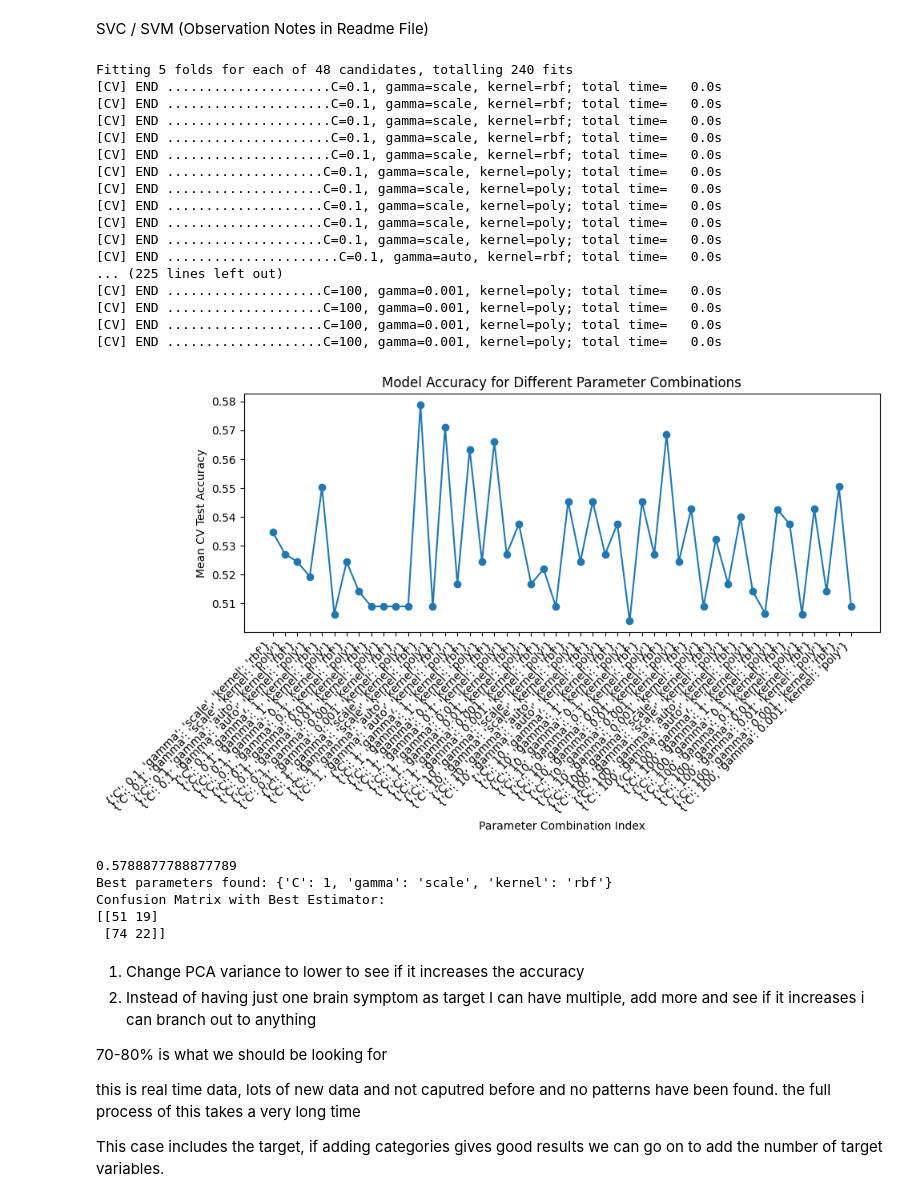
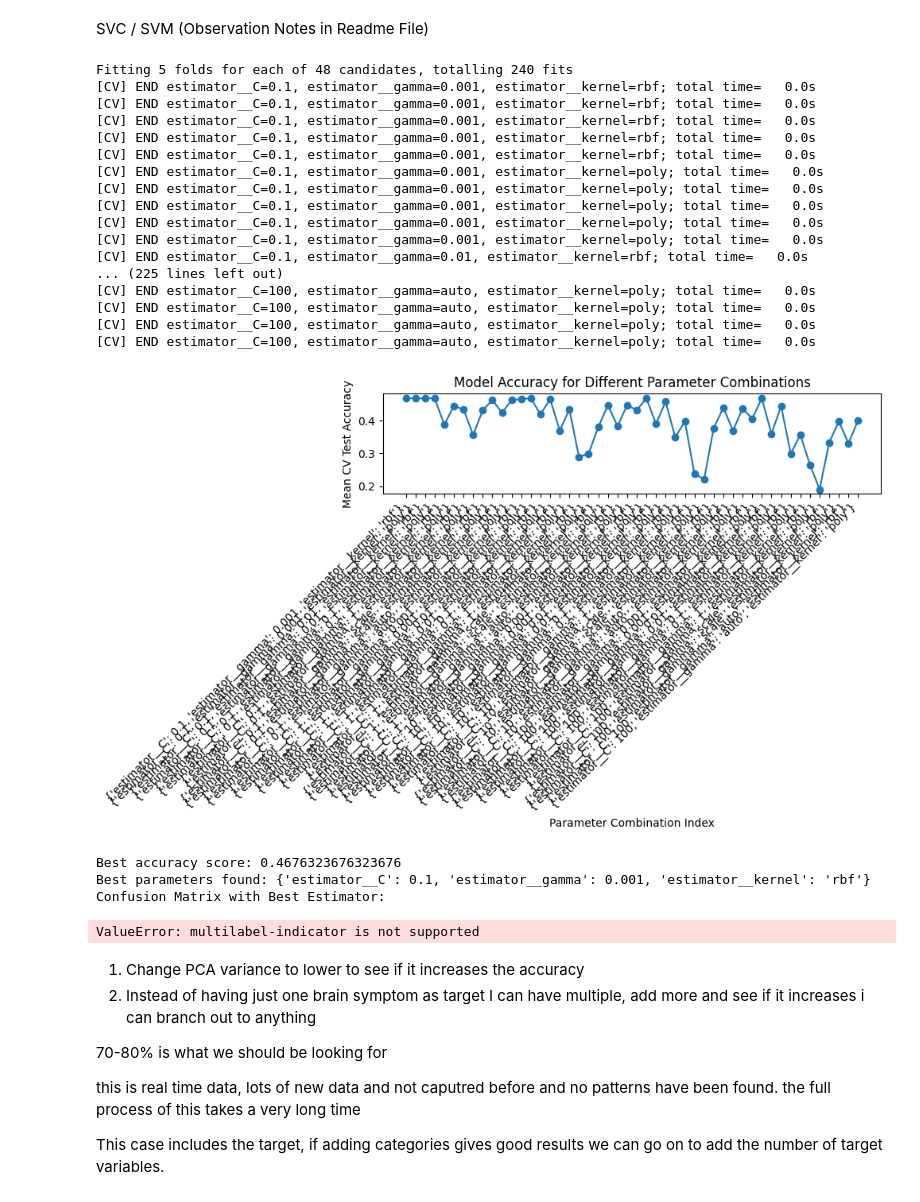
Before and after one commit to AITHIOMB/Home-Health-Impact, a Jupyter notebook: Bonnie W/NumericalLocations/modeling-SVM.ipynb, the cells around one changed output. Cells and saved outputs as stored; diff of their text form; code cells hidden in the pictures.

```diff
--- a/Bonnie W/NumericalLocations/modeling-SVM.ipynb
+++ b/Bonnie W/NumericalLocations/modeling-SVM.ipynb
@@ -93,7 +93,7 @@ Index(['Aspergillus flavus/oryzae', 'Aspergillus fumigatus',
 # %%
 # Standardizing the data
 scaler = StandardScaler()
-data_std = scaler.fit_transform(moldDF)
+data_std = scaler.fit_transform(location_moldDF)
 # %% [markdown]
 2.Apply PCA
 # %%
@@ -127,81 +127,83 @@ import numpy as np
 import matplotlib.pyplot as plt
 from sklearn.model_selection import train_test_split, GridSearchCV
 from sklearn.svm import SVC
-from sklearn.metrics import accuracy_score, confusion_matrix
+from sklearn.metrics import confusion_matrix
 import pandas as pd
+from sklearn.multiclass import OneVsRestClassifier
 
 # Example data (replace with your own dataset)
 # X, y = your_data_features, your_data_labels
 
 # Define the parameter grid
 param_grid = {
-    'C': [0.1, 1, 10, 100],  # Regularization parameter
-    'gamma': ['scale', 'auto', 1, 0.1, 0.01, 0.001],  # Kernel coefficient
-    'kernel': ['rbf','poly']  # Specifies the kernel type to be used in the algorithm
+    'estimator__C': [0.1, 1, 10, 100],  # Regularization parameter
+    'estimator__gamma': [0.001, 0.01, 0.1, 1, 'scale', 'auto'],  # Kernel coefficient
+    'estimator__kernel': ['rbf', 'poly']  # Specifies the kernel type to be used in the algorithm
 }
 
+# Assuming X_pca and brain_symptomDF are defined earlier in your code
 X = X_pca
-y = brain_symptomDF['Brain_brainfog']
+y = brain_symptomDF[['Brain_brainfog', 'Brain_memoryloss', 'Brain_anger/aggressiveness', 'Brain_confusion', 'Brain_troublefindingtherightword']]
 
 # Split the dataset
 X_train, X_test, y_train, y_test = train_test_split(X, y, test_size=0.3, random_state=42)
 
-# Create a GridSearchCV object
-grid_search = GridSearchCV(SVC(), param_grid, refit=True, verbose=2, cv=5)
+# Create the OneVsRestClassifier and wrap it with GridSearchCV
+model = OneVsRestClassifier(SVC())
+grid_search = GridSearchCV(model, param_grid, refit=True, verbose=2, cv=5)
 
 # Perform the grid search on the training data
 grid_search.fit(X_train, y_train)
 
 # Extract results
 results = grid_search.cv_results_
 
 # Plotting accuracies for each combination of parameters
 plt.figure(figsize=(10, 6))
 plt.plot(results['mean_test_score'], marker='o')
 plt.xlabel('Parameter Combination Index')
 plt.ylabel('Mean CV Test Accuracy')
 plt.title('Model Accuracy for Different Parameter Combinations')
 plt.xticks(range(len(results['params'])), labels=[str(p) for p in results['params']], rotation=45, ha='right')
 plt.tight_layout()
 plt.show()
 
 # Best Accuracy
-print(grid_search.best_score_)
+print("Best accuracy score:", grid_search.best_score_)
 
 # Best parameters
 best_params = grid_search.best_params_
 print("Best parameters found:", best_params)
 
 # Use the best estimator to make predictions
 y_pred = grid_search.predict(X_test)
 
 # Evaluating the model with the best estimator
 print("Confusion Matrix with Best Estimator:")
 print(confusion_matrix(y_test, y_pred))
 # %% [output]
 Fitting 5 folds for each of 48 candidates, totalling 240 fits
-[CV] END .....................C=0.1, gamma=scale, kernel=rbf; total time=   0.0s
-[CV] END .....................C=0.1, gamma=scale, kernel=rbf; total time=   0.0s
-[CV] END .....................C=0.1, gamma=scale, kernel=rbf; total time=   0.0s
-[CV] END .....................C=0.1, gamma=scale, kernel=rbf; total time=   0.0s
-[CV] END .....................C=0.1, gamma=scale, kernel=rbf; total time=   0.0s
-[CV] END ....................C=0.1, gamma=scale, kernel=poly; total time=   0.0s
-[CV] END ....................C=0.1, gamma=scale, kernel=poly; total time=   0.0s
-[CV] END ....................C=0.1, gamma=scale, kernel=poly; total time=   0.0s
-[CV] END ....................C=0.1, gamma=scale, kernel=poly; total time=   0.0s
-[CV] END ....................C=0.1, gamma=scale, kernel=poly; total time=   0.0s
-[CV] END ......................C=0.1, gamma=auto, kernel=rbf; total time=   0.0s
+[CV] END estimator__C=0.1, estimator__gamma=0.001, estimator__kernel=rbf; total time=   0.0s
+[CV] END estimator__C=0.1, estimator__gamma=0.001, estimator__kernel=rbf; total time=   0.0s
+[CV] END estimator__C=0.1, estimator__gamma=0.001, estimator__kernel=rbf; total time=   0.0s
+[CV] END estimator__C=0.1, estimator__gamma=0.001, estimator__kernel=rbf; total time=   0.0s
+[CV] END estimator__C=0.1, estimator__gamma=0.001, estimator__kernel=rbf; total time=   0.0s
+[CV] END estimator__C=0.1, estimator__gamma=0.001, estimator__kernel=poly; total time=   0.0s
+[CV] END estimator__C=0.1, estimator__gamma=0.001, estimator__kernel=poly; total time=   0.0s
+[CV] END estimator__C=0.1, estimator__gamma=0.001, estimator__kernel=poly; total time=   0.0s
+[CV] END estimator__C=0.1, estimator__gamma=0.001, estimator__kernel=poly; total time=   0.0s
+[CV] END estimator__C=0.1, estimator__gamma=0.001, estimator__kernel=poly; total time=   0.0s
+[CV] END estimator__C=0.1, estimator__gamma=0.01, estimator__kernel=rbf; total time=   0.0s
 ... (225 lines left out)
-[CV] END ....................C=100, gamma=0.001, kernel=poly; total time=   0.0s
-[CV] END ....................C=100, gamma=0.001, kernel=poly; total time=   0.0s
-[CV] END ....................C=100, gamma=0.001, kernel=poly; total time=   0.0s
-[CV] END ....................C=100, gamma=0.001, kernel=poly; total time=   0.0s
+[CV] END estimator__C=100, estimator__gamma=auto, estimator__kernel=poly; total time=   0.0s
+[CV] END estimator__C=100, estimator__gamma=auto, estimator__kernel=poly; total time=   0.0s
+[CV] END estimator__C=100, estimator__gamma=auto, estimator__kernel=poly; total time=   0.0s
+[CV] END estimator__C=100, estimator__gamma=auto, estimator__kernel=poly; total time=   0.0s
-[figure, old version]
+[figure, new version]
-0.5788877788877789
-Best parameters found: {'C': 1, 'gamma': 'scale', 'kernel': 'rbf'}
+Best accuracy score: 0.4676323676323676
+Best parameters found: {'estimator__C': 0.1, 'estimator__gamma': 0.001, 'estimator__kernel': 'rbf'}
 Confusion Matrix with Best Estimator:
-[[51 19]
- [74 22]]
+ValueError: multilabel-indicator is not supported
 # %% [markdown]
 1. Change PCA variance to lower to see if it increases the accuracy
 2. Instead of having just one brain symptom as target I can have multiple, add more and see if it increases
```
Also changed, not shown: parts of 1 cell of this notebook, 7 other files.
